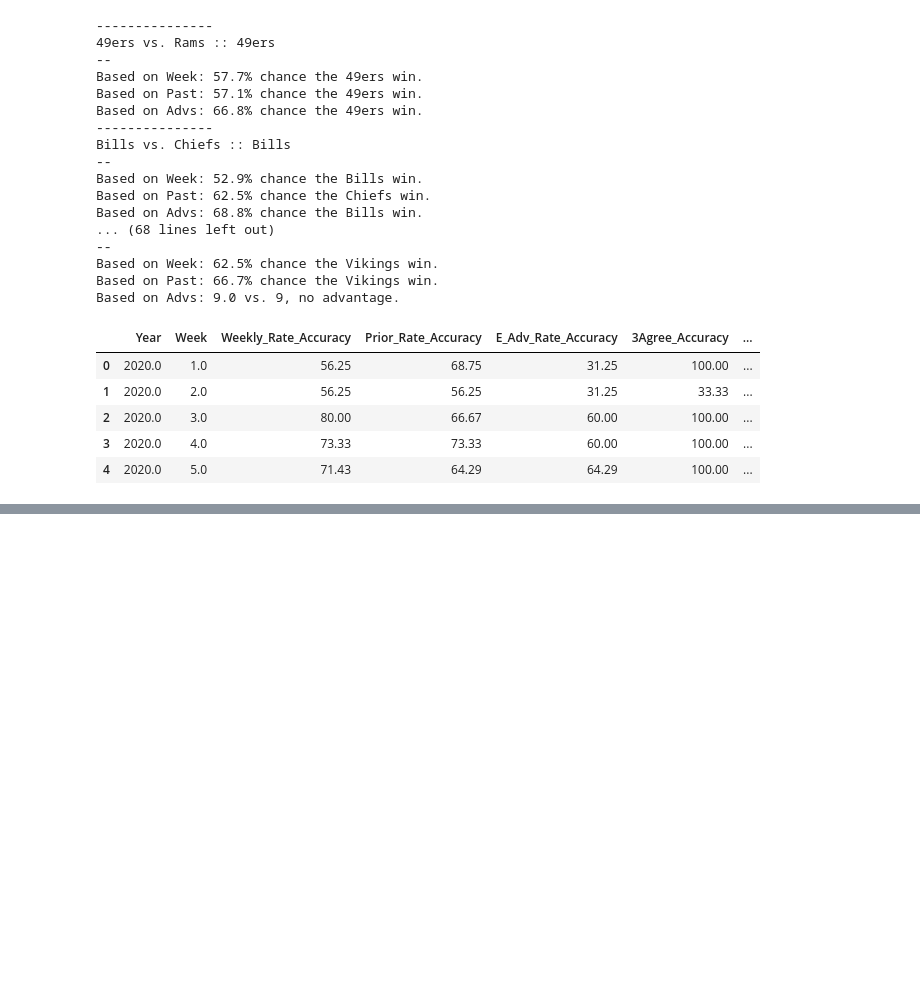
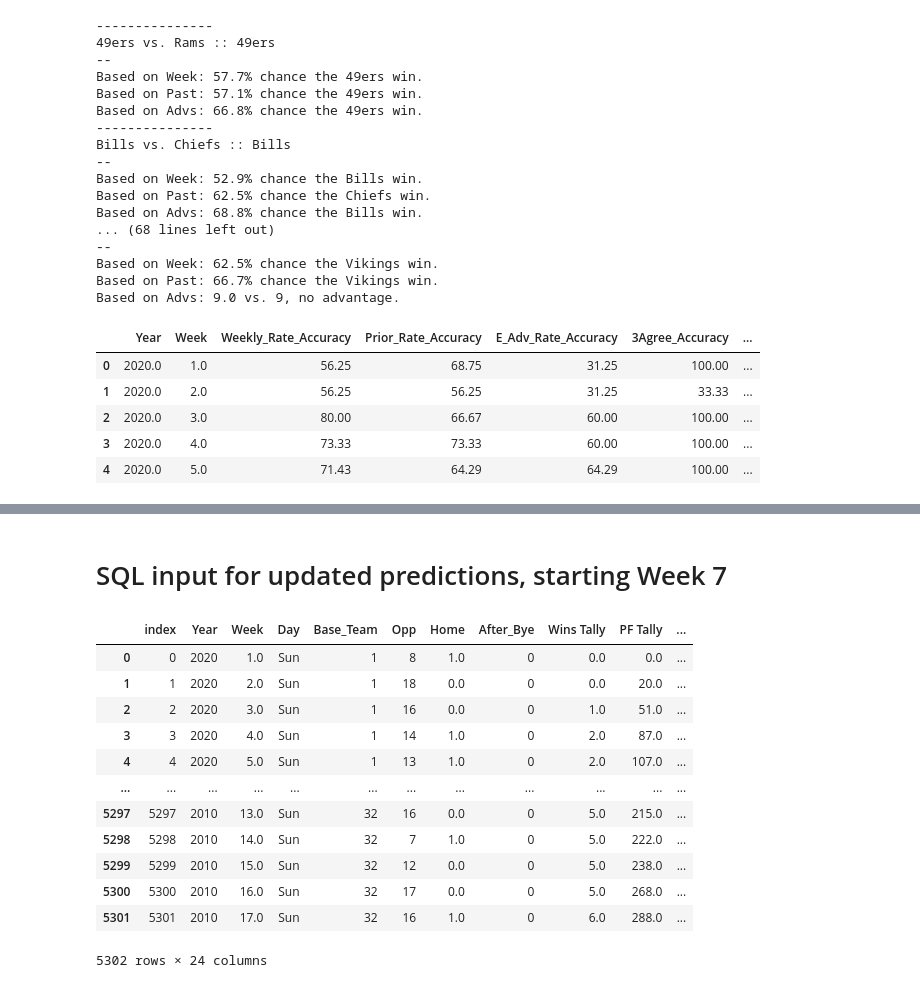
Before and after one commit to amnichols93/final_project, a Jupyter notebook: analyzing.ipynb, the cells around one changed output, grey strips where cells are left out. Drawn from its saved outputs; the diff is of its cells as text; code cells hidden in the pictures; blank space fills up the shorter version.

```diff
--- a/analyzing.ipynb
+++ b/analyzing.ipynb
@@ -2055,0 +2030,25 @@ for year in years:
+# %% [markdown]
+# SQL input for updated predictions, starting Week 7
+# %%
+from sqlalchemy import create_engine
+from config import db_password
+
+db_string = f"postgres://postgres:{db_password}@127.0.0.1:5432/PickSys"
+engine = create_engine(db_string)
+
+test_df = pd.read_sql_table(table_name='coded_stats', con=engine)
+test_df
+# %% [output]
+|  | index | Year | Week | Day | Base_Team | Opp | Home | After_Bye | Wins Tally | PF Tally | ... |
+| 0 | 0 | 2020 | 1.0 | Sun | 1 | 8 | 1.0 | 0 | 0.0 | 0.0 | ... |
+| 1 | 1 | 2020 | 2.0 | Sun | 1 | 18 | 0.0 | 0 | 0.0 | 20.0 | ... |
+| 2 | 2 | 2020 | 3.0 | Sun | 1 | 16 | 0.0 | 0 | 1.0 | 51.0 | ... |
+| 3 | 3 | 2020 | 4.0 | Sun | 1 | 14 | 1.0 | 0 | 2.0 | 87.0 | ... |
+| 4 | 4 | 2020 | 5.0 | Sun | 1 | 13 | 1.0 | 0 | 2.0 | 107.0 | ... |
+| ... | ... | ... | ... | ... | ... | ... | ... | ... | ... | ... | ... |
+| 5297 | 5297 | 2010 | 13.0 | Sun | 32 | 16 | 0.0 | 0 | 5.0 | 215.0 | ... |
+| 5298 | 5298 | 2010 | 14.0 | Sun | 32 | 7 | 1.0 | 0 | 5.0 | 222.0 | ... |
+| 5299 | 5299 | 2010 | 15.0 | Sun | 32 | 12 | 0.0 | 0 | 5.0 | 238.0 | ... |
+| 5300 | 5300 | 2010 | 16.0 | Sun | 32 | 17 | 0.0 | 0 | 5.0 | 268.0 | ... |
+| 5301 | 5301 | 2010 | 17.0 | Sun | 32 | 16 | 1.0 | 0 | 6.0 | 288.0 | ... |
+5302 rows × 24 columns
```
Also changed, not shown: parts of 6 cells of this notebook, 2 other files.
